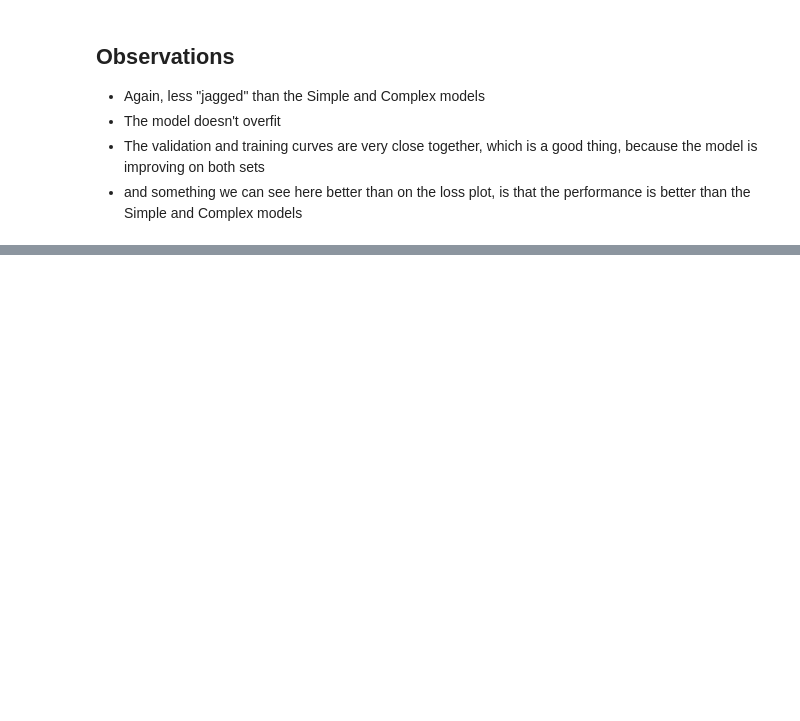
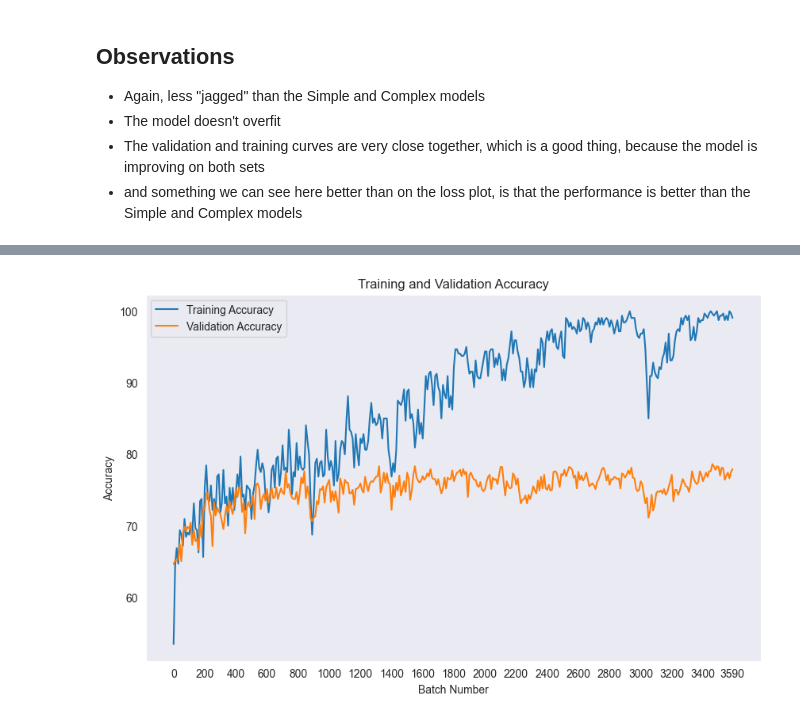
Before and after one commit to NikosGour/Machine-Learning-Assignment-2, a Jupyter notebook: report.ipynb, the cells around one changed output, grey strips where cells are left out. Saved outputs shown, nothing was run; the diff lists cells and outputs as text; code cells hidden in the pictures; blank space fills up the shorter version.

```diff
--- a/report.ipynb
+++ b/report.ipynb
@@ -752,0 +1083,17 @@ plt.show()
+# %%
+# Plotting accuracies
+x_axis = list(map(lambda x: x * 10, range(len(train_accuracy))))
+plt.figure(figsize=(10, 6))
+plt.plot(x_axis, train_accuracy, label='Training Accuracy')
+plt.plot(x_axis, val_accuracy, label='Validation Accuracy')
+xticks = np.arange(x_axis[0], x_axis[-1] + 1, 200.0)
+plt.xticks([*xticks, x_axis[-1]])
+plt.xlabel('Batch Number')
+plt.ylabel('Accuracy')
+plt.title('Training and Validation Accuracy')
+plt.legend()
+plt.grid()
+plt.savefig('results/accuracies/bonus_accuracy.png')
+plt.show()
+# %% [output]
+[figure, added]
```
Also changed, not shown: parts of 20 cells of this notebook, 21 other files.
